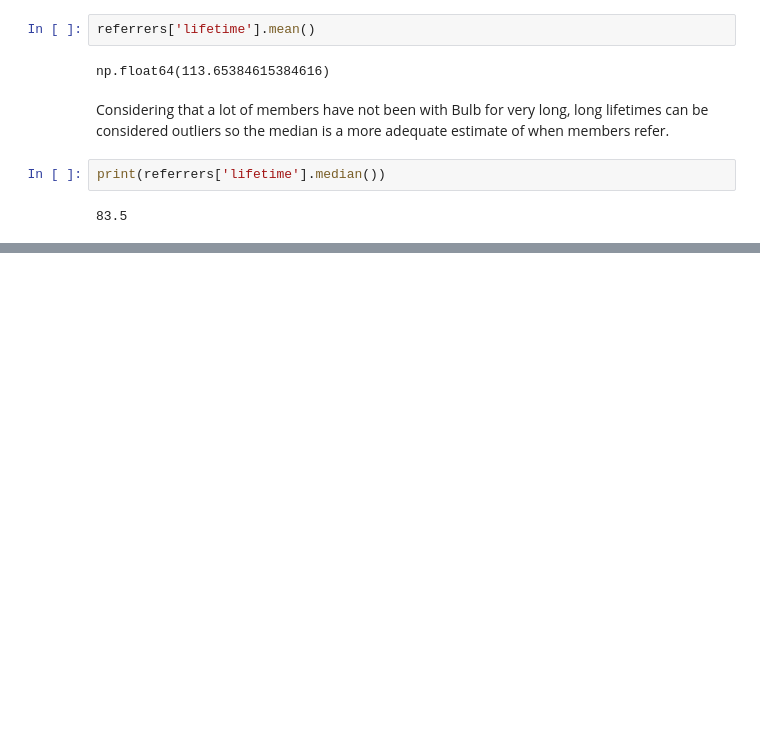
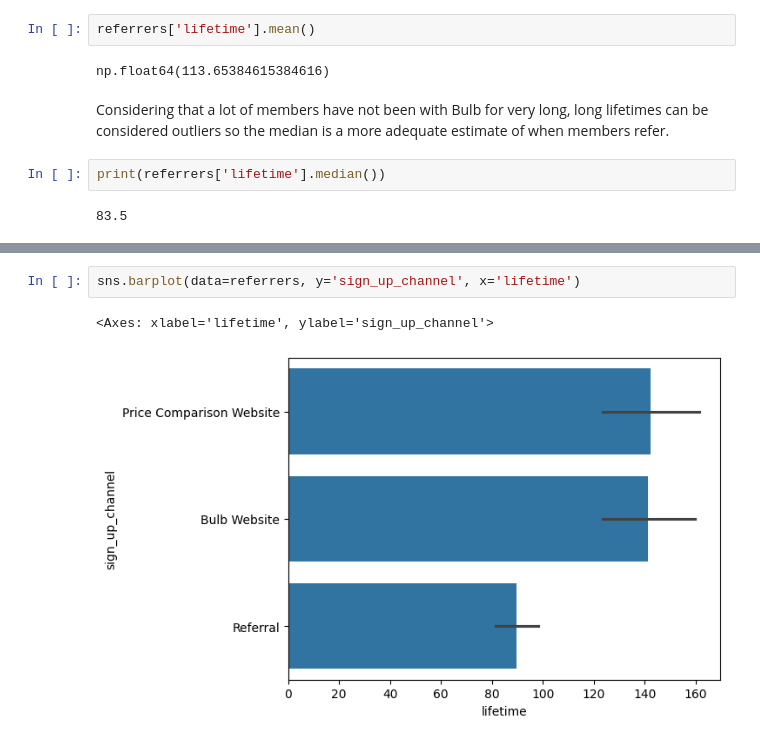
Before and after one commit to thomasamlacroix/coding-challenge-1, a Jupyter notebook: notebooks/eda.ipynb, the cells around one changed output, grey strips where cells are left out. Cells and saved outputs as stored; diff of their text form; blank space fills up the shorter version.

```diff
--- a/notebooks/eda.ipynb
+++ b/notebooks/eda.ipynb
@@ -122,0 +154,5 @@ print(referrers['lifetime'].median())
+# %%
+sns.barplot(data=referrers, y='sign_up_channel', x='lifetime')
+# %% [output]
+<Axes: xlabel='lifetime', ylabel='sign_up_channel'>
+[figure, added]
```
Also changed, not shown: parts of 18 cells of this notebook.
